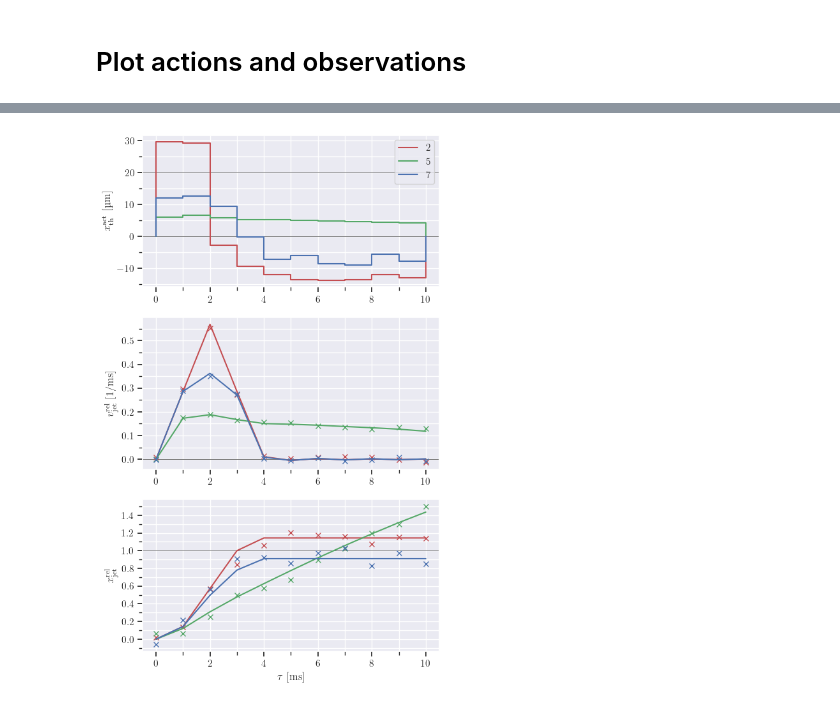
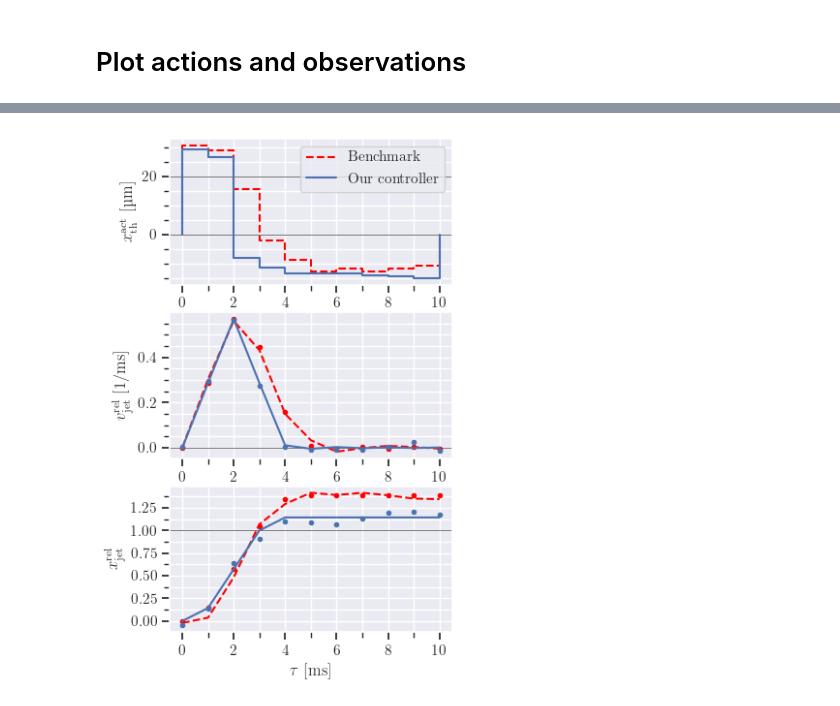
Before and after one commit to mvulf/drop_control, a Jupyter notebook: seed_plots.ipynb, the cells around one changed output, grey strips where cells are left out. Cells and saved outputs as stored; diff of their text form; code cells hidden in the pictures.

```diff
--- a/seed_plots.ipynb
+++ b/seed_plots.ipynb
@@ -284,33 +249,56 @@ sns.set(rc={"xtick.bottom" : True, "ytick.left" : True})
 plt.rcParams.update({
     "text.usetex": True,
     "font.family": "mathptmx",
-    "font.size": 10,
+    "font.size": 14,
 })
 
 seeds_colors = {
-    '2': 'r',
-    '5': 'g',
-    '7': 'b',
+    '2': 'b',
+    # '4': 'g',
+    # '5': 'b',
+    # '7': 'c',
+    # '14': 'orange',
 }
 
-def plot_iteration_results()
+# def plot_iteration_results()
 # LOAD IN ONE DATASET
-iteration = 150
+iteration = 200
 
 seed_observations = {}
 seed_clean_observations = {}
 seed_actions = {}
 
+
+P_clean_obs_df = pd.read_csv(
+    pathes_P['2'] / "clean_observations.csv",
+    index_col=0,
+)
+
+P_obs_df = pd.read_csv(
+    pathes_P['2'] / "observations.csv",
+    index_col=0,
+)
+
+P_act_df = pd.read_csv(
+    pathes_P['2'] / "actions.csv",
+    index_col=0,
+)
+
+
 for seed in seeds_colors:
     with open(pathes[seed] / "iteration_data.pkl", 'rb') as f:
         data = pickle.load(f)
 
-    seed_clean_observations[seed] = data[iteration - 1]['clean_observations']
-    seed_observations[seed] = data[iteration - 1]['observations']
+    load_iteration = iteration
+    if iteration > len(data):
+        load_iteration = len(data)
+
+    seed_clean_observations[seed] = data[load_iteration - 1]['clean_observations']
+    seed_observations[seed] = data[load_iteration - 1]['observations']
     seed_actions[seed] = [0.]
-    seed_actions[seed].extend(data[iteration - 1]['actions'][:-1])
+    seed_actions[seed].extend(data[load_iteration - 1]['actions'][:-1])
 
-fig, axes = plt.subplots(3, 1, figsize=(6,10.5),) # gridspec_kw={'height_ratios': [0.8, 1, 1, 1]})
+fig, axes = plt.subplots(3, 1, figsize=(4,6),) # gridspec_kw={'height_ratios': [0.8, 1, 1, 1]})
 
 # PLOT ACTIONS
 ax = axes[0]
@@ -318,14 +306,18 @@ ax = axes[0]
 ax.axhline(0, color='black', linewidth=0.5, alpha=0.75)
 ax.axhline(20, color='black', linewidth=0.5, alpha=0.75)
 
+P_act_df.plot('step', 'action', color='red', linestyle='--', ax=ax, label='Benchmark')
+i = 1
 for seed in seeds_colors:
     real_actions = scenario.get_real_actions(seed_actions[seed])
-    ax.plot(real_actions[:,0], real_actions[:,1], label=seed, color=seeds_colors[seed])
+    ax.plot(real_actions[:,0], real_actions[:,1], label='Our controller', color=seeds_colors[seed]) # f'our controller: seed {i}'
+    i += 1
 
-    ax.xaxis.set_minor_locator(MultipleLocator(1))
-    ax.yaxis.set_minor_locator(MultipleLocator(5))
-    ax.xaxis.grid(True, which='minor')
-    ax.yaxis.grid(True, which='minor')
+
+ax.xaxis.set_minor_locator(MultipleLocator(1))
+ax.yaxis.set_minor_locator(MultipleLocator(5))
+ax.xaxis.grid(True, which='minor')
+ax.yaxis.grid(True, which='minor')
 
 ax.set_ylabel(r"$x^\mathrm{act}_\mathrm{th}$ [µm]")
 ax.set_xlabel("")
@@ -337,9 +329,13 @@ ax = axes[1]
 
 ax.axhline(0, color='black', linewidth=0.5, alpha=0.75)
 
+
+P_obs_df.iloc[:,1].plot(color='red', linestyle='--', ax=ax)
+P_clean_obs_df.iloc[:,1].plot(marker='.', color='red', linestyle='', ax=ax)
+
 for seed in seeds_colors:
-    ax.plot(seed_clean_observations[seed][:,1], label=seed, color=seeds_colors[seed])
-    ax.plot(seed_observations[seed][:,1], linestyle='', marker='x', color=seeds_colors[seed])
+    ax.plot(seed_clean_observations[seed][:,1], color=seeds_colors[seed])
+    ax.plot(seed_observations[seed][:,1], linestyle='', marker='.', color=seeds_colors[seed])
 
 ax.xaxis.set_minor_locator(MultipleLocator(1))
 ax.yaxis.set_minor_locator(MultipleLocator(0.05))
@@ -356,9 +352,12 @@ ax = axes[2]
 
 ax.axhline(1.0, color='black', linewidth=0.5, alpha=0.75)
 
+P_obs_df.iloc[:,0].plot(color='red', linestyle='--', ax=ax)
+P_clean_obs_df.iloc[:,0].plot(marker='.', color='red', linestyle='', ax=ax)
+
 for seed in seeds_colors:
     ax.plot(seed_clean_observations[seed][:,0], label=seed, color=seeds_colors[seed])
-    ax.plot(seed_observations[seed][:,0], linestyle='', marker='x', color=seeds_colors[seed])
+    ax.plot(seed_observations[seed][:,0], linestyle='', marker='.', color=seeds_colors[seed])
 
 # for iter, ax in zip(iterations_lt, axes[2,:].flat):
 
@@ -367,33 +366,14 @@ for seed in seeds_colors:
 #     sns.lineplot(df, x='time', y=f'jet_velocity_{iter}', color='purple', ax=ax)
 
 ax.xaxis.set_minor_locator(MultipleLocator(1))
-ax.yaxis.set_major_locator(MultipleLocator(0.2))
-ax.yaxis.set_minor_locator(MultipleLocator(0.1))
+ax.yaxis.set_major_locator(MultipleLocator(0.25))
+ax.yaxis.set_minor_locator(MultipleLocator(0.125))
 ax.xaxis.grid(True, which='minor')
 ax.yaxis.grid(True, which='minor')
 
 ax.set_ylabel(r"$x^\mathrm{rel}_\mathrm{jet}$")
 ax.set_xlabel(r"$\tau$ [ms]")
 
+plt.tight_layout(h_pad=0.1)
 plt.savefig("simulation_results.pdf", dpi=400)
-# # axes[3,2].legend().set_visible(False)
-
-# # Drop y-labels for inside plots
-# for ax in axes[:,1:].flat:
-#     ax.set_ylabel("")
-# # Drop x-labels for obs-actions
-# for ax in axes[1:-1,:].flat:
-#     ax.set_xlabel("")
-
-# axes[1,-1].yaxis.set_label_position("right")
-# axes[1,-1].set_ylabel('action')
-
-# axes[2,-1].yaxis.set_label_position("right")
-# axes[2,-1].set_ylabel('relative\n jet velocity')
-
-# axes[3,-1].yaxis.set_label_position("right")
-# axes[3,-1].set_ylabel('relative\n jet length')
-
-# plt.tight_layout(h_pad=0.1)
-# plt.savefig("simulation_results.pdf", dpi=400)
 # %% [output]
@@ -401 +380 @@ Text(0.5, 0, '$\\tau$ [ms]')
-[figure, old version]
+[figure, new version]
```
Also changed, not shown: parts of 8 cells of this notebook, 2 other files.
